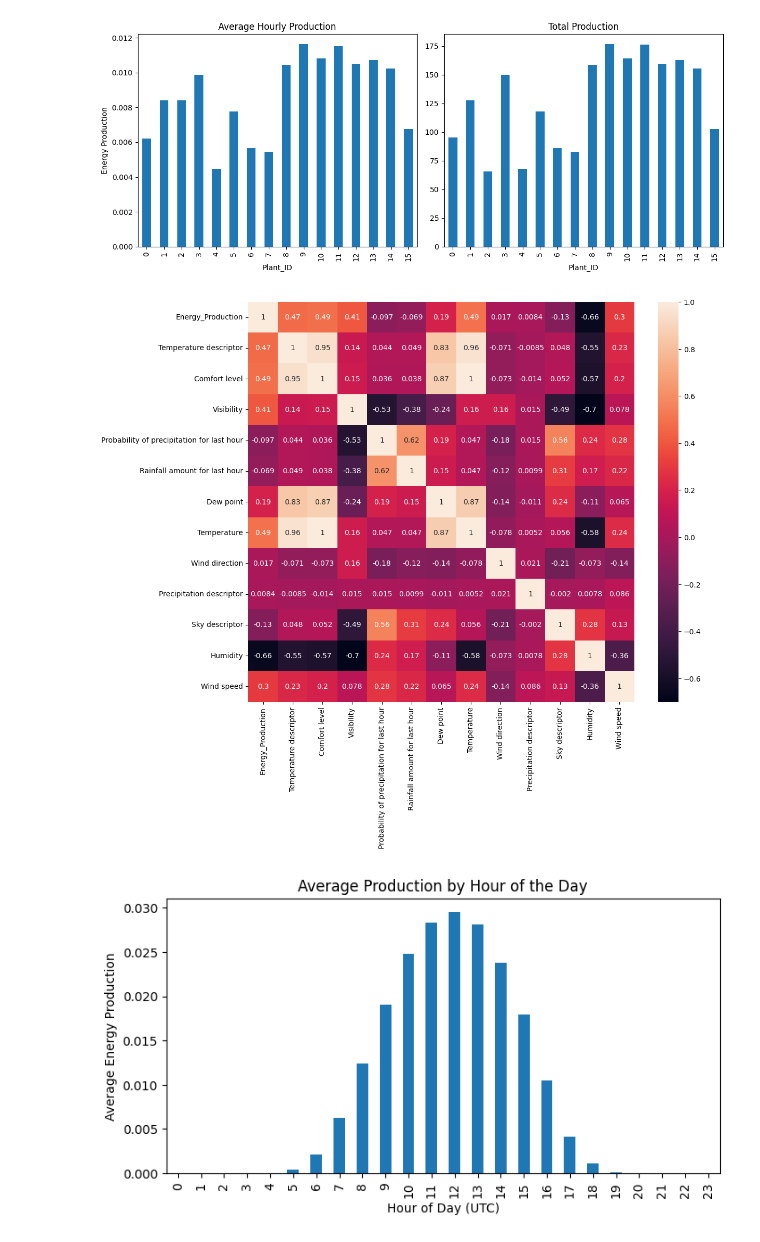
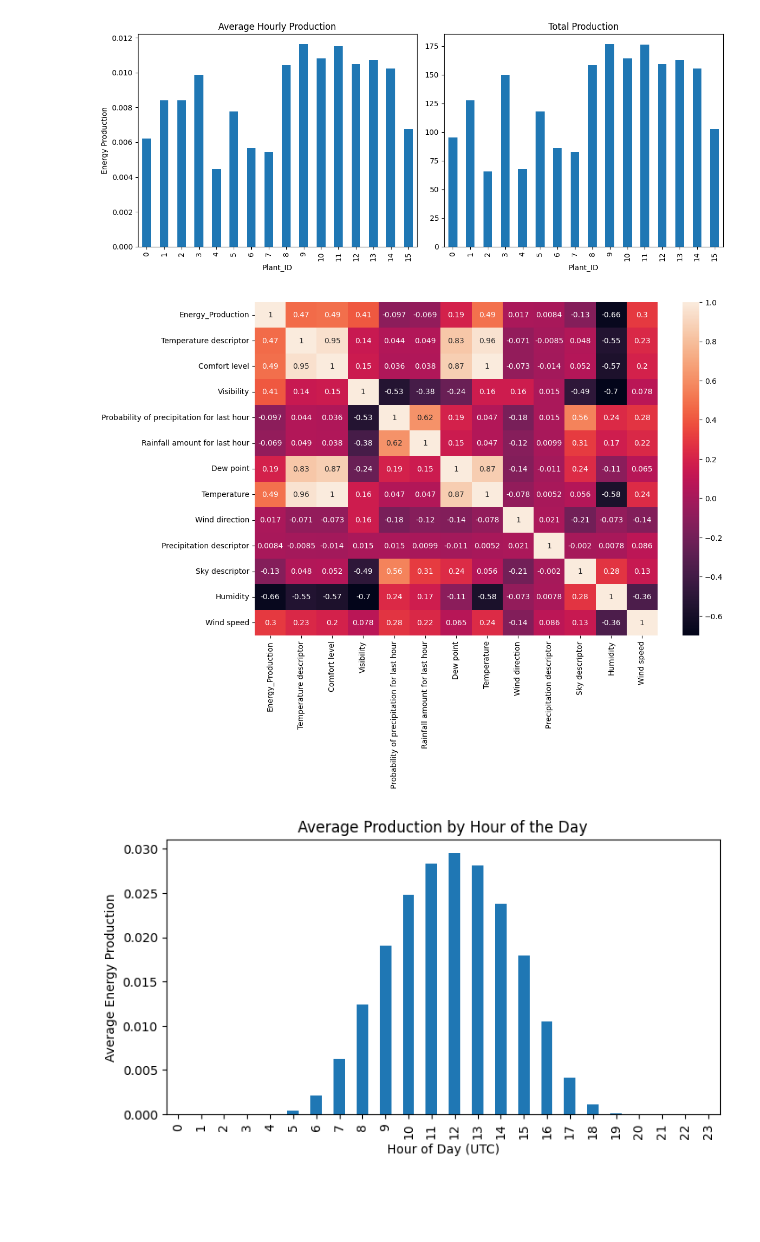
Before and after one commit to emschutt/Energy-Production-Forecasting, a Jupyter notebook: project_v0.ipynb, the cells around one changed output. Drawn from its saved outputs; the diff is of its cells as text; code cells hidden in the pictures; blank space fills up the shorter version.

```diff
--- a/project_v0.ipynb
+++ b/project_v0.ipynb
@@ -111,18 +111,18 @@ plt.show()
 # %%
 import seaborn as sns
 
 corr = df[['Energy_Production',
        'Temperature descriptor', 'Comfort level', 'Visibility',
        'Probability of precipitation for last hour',
        'Rainfall amount for last hour', 'Dew point', 'Temperature',
        'Wind direction', 'Precipitation descriptor', 'Sky descriptor',
        'Humidity', 'Wind speed']].corr()
 
-plt.figure(figsize=(12, 10))
+plt.figure(figsize=(12, 8))
 sns.heatmap(corr, annot=True)
 plt.show()
 # %% [output]
-[figure, old version]
+[figure, new version]
 # %%
 fig, ax = plt.subplots(figsize=(8, 4))
 
```
